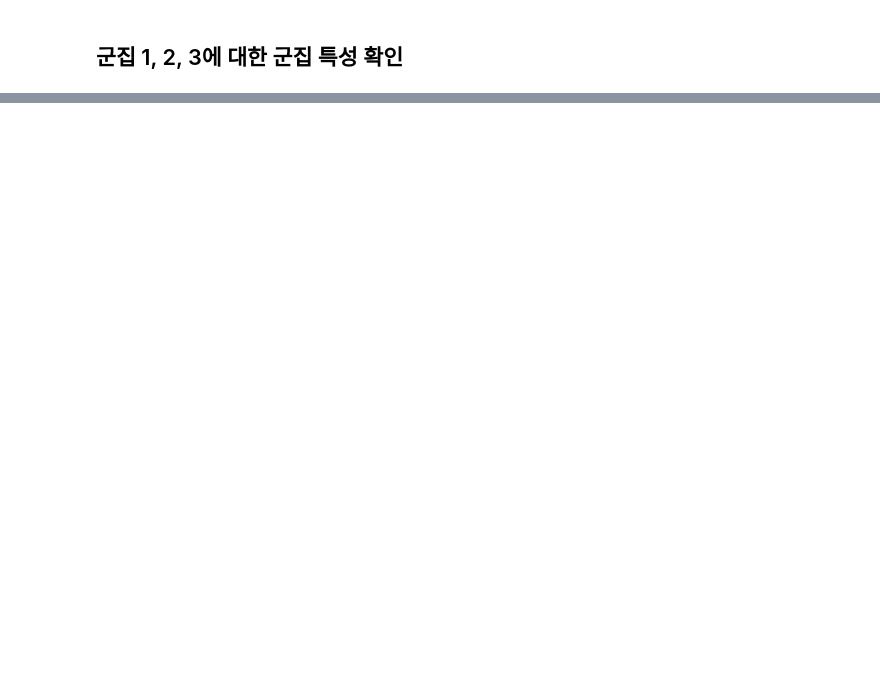
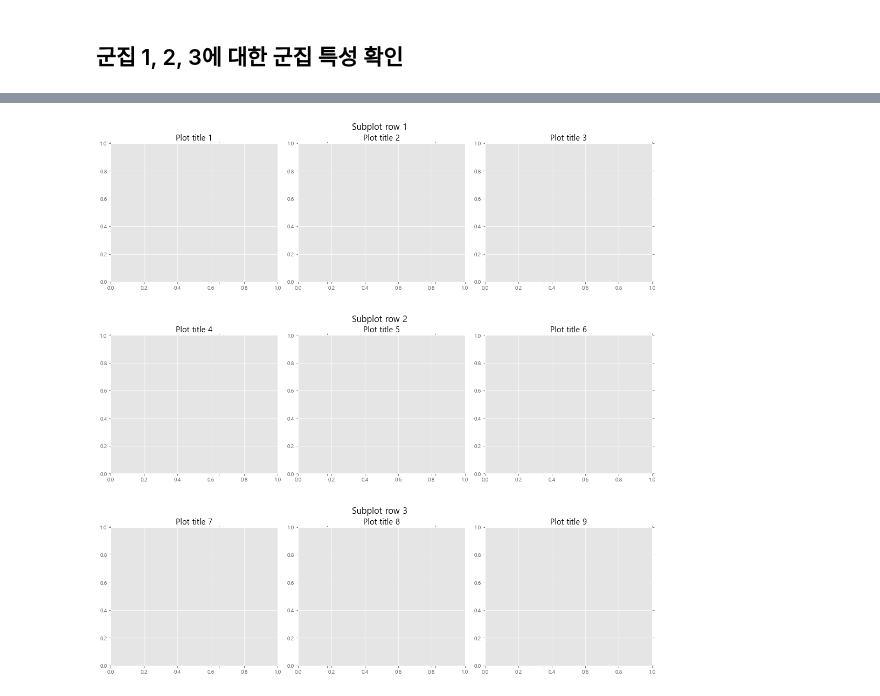
Before and after one commit to Hinterhalter/Kaggle, a Jupyter notebook: New_EDA.ipynb, the cells around one changed output, grey strips where cells are left out. Drawn from its saved outputs; the diff is of its cells as text; code cells hidden in the pictures; blank space fills up the shorter version.

```diff
--- a/New_EDA.ipynb
+++ b/New_EDA.ipynb
@@ -206,0 +217,22 @@ plt.subplots_adjust(top = 0.99, bottom=0.01, hspace=0.5, wspace=0.2)
+# %%
+fig, big_axes = plt.subplots( figsize=(15.0, 15.0) , nrows=3, ncols=1, sharey=True)
+
+for row, big_ax in enumerate(big_axes, start=1):
+    big_ax.set_title("Subplot row %s \n" % row, fontsize=16)
+
+    # Turn off axis lines and ticks of the big subplot
+    # obs alpha is 0 in RGBA string!
+    big_ax.tick_params(labelcolor=(1.,1.,1., 0.0), top='off', bottom='off', left='off', right='off')
+    # removes the white frame
+    big_ax._frameon = False
+
+
+for i in range(1,10):
+    ax = fig.add_subplot(3,3,i)
+    ax.set_title('Plot title ' + str(i))
+
+fig.set_facecolor('w')
+plt.tight_layout()
+plt.show()
+# %% [output]
+[figure, added]
```
Also changed, not shown: parts of 7 cells of this notebook.
